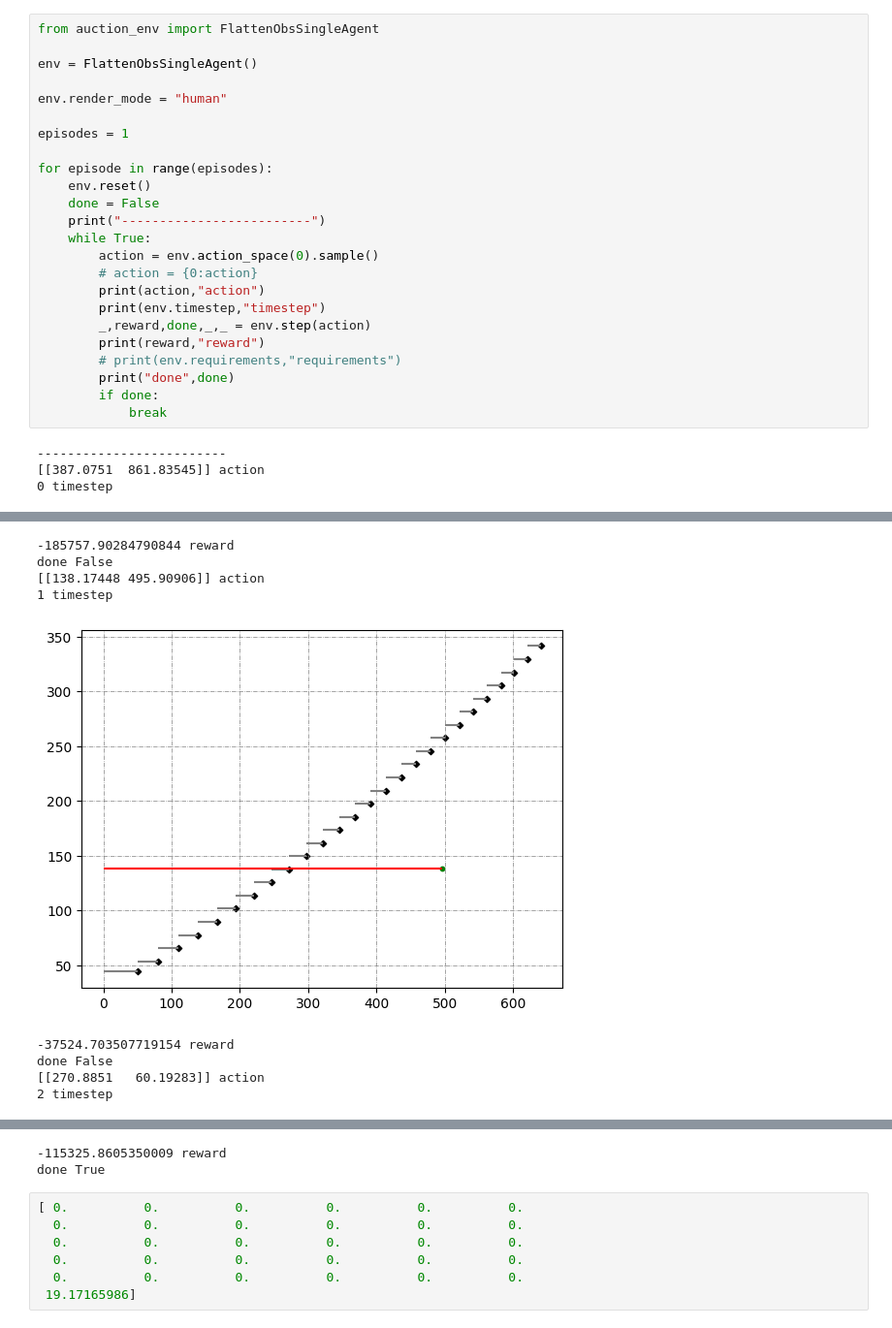
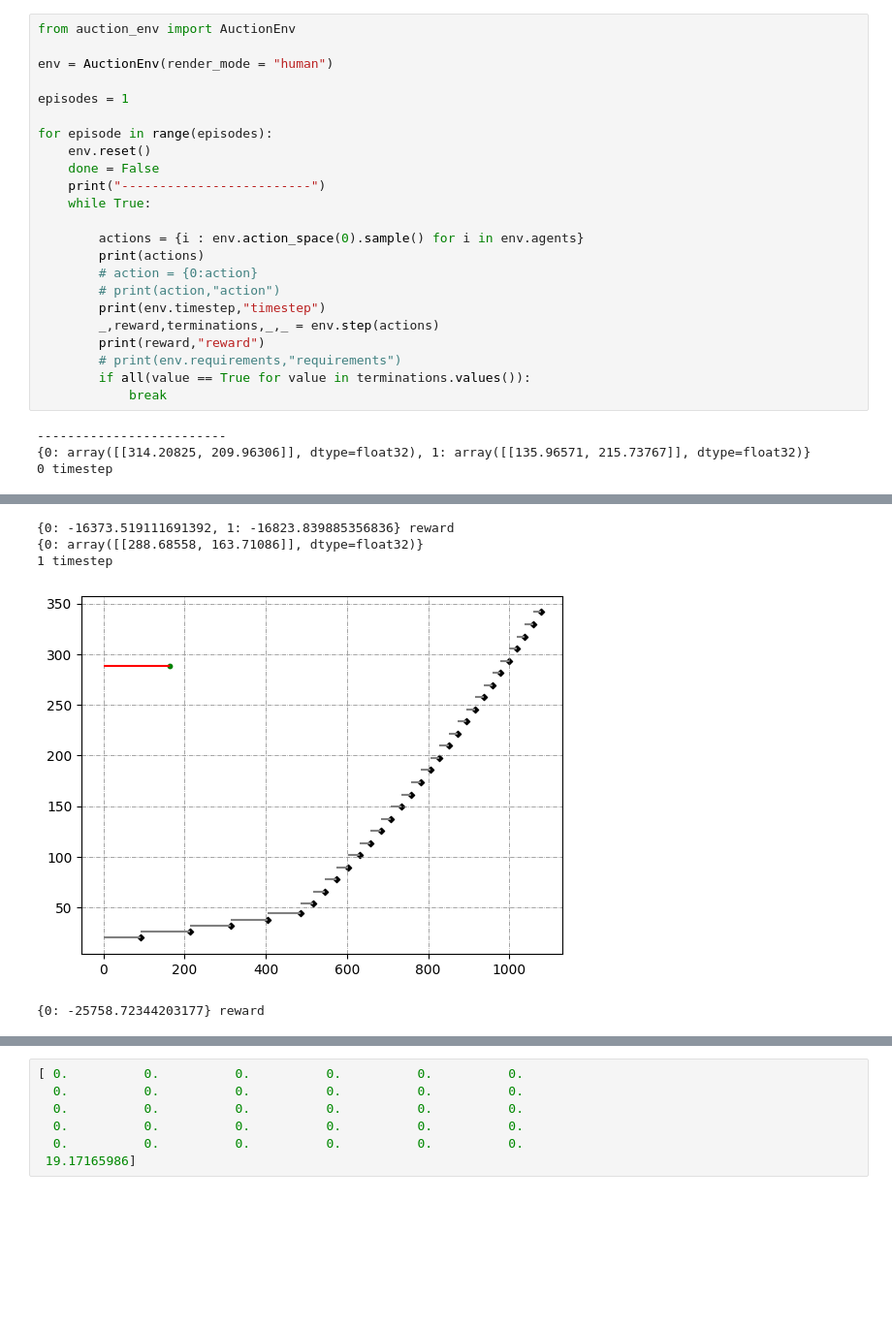
Before and after one commit to manvibharat/multi_agent_learning_repo, a Jupyter notebook: main_env/main_env/envs/testing_env.ipynb, the cells around one changed output, grey strips where cells are left out. Shown at 97% size. Drawn from its saved outputs; the diff is of its cells as text; blank space fills up the shorter version.

```diff
--- a/main_env/main_env/envs/testing_env.ipynb
+++ b/main_env/main_env/envs/testing_env.ipynb
@@ -1,9 +1,7 @@
 # %%
-from auction_env import FlattenObsSingleAgent
+from auction_env import AuctionEnv
 
-env = FlattenObsSingleAgent()
-
-env.render_mode = "human"
+env = AuctionEnv(render_mode = "human")
 
 episodes = 1
 
@@ -12,17 +10,18 @@ for episode in range(episodes):
     done = False
     print("-------------------------")
     while True:
-        action = env.action_space(0).sample()
+
+        actions = {i : env.action_space(0).sample() for i in env.agents}
+        print(actions)
         # action = {0:action}
-        print(action,"action")
+        # print(action,"action")
         print(env.timestep,"timestep")
-        _,reward,done,_,_ = env.step(action)
+        _,reward,terminations,_,_ = env.step(actions)
         print(reward,"reward")
         # print(env.requirements,"requirements")
-        print("done",done)
-        if done:
+        if all(value == True for value in terminations.values()):
             break
 # %% [output]
 -------------------------
-[[387.0751  861.83545]] action
+{0: array([[314.20825, 209.96306]], dtype=float32), 1: array([[135.96571, 215.73767]], dtype=float32)}
 0 timestep
@@ -30,9 +29,5 @@ for episode in range(episodes):
--185757.90284790844 reward
-done False
-[[138.17448 495.90906]] action
+{0: -16373.519111691392, 1: -16823.839885356836} reward
+{0: array([[288.68558, 163.71086]], dtype=float32)}
 1 timestep
-[figure, old version]
+[figure, new version]
--37524.703507719154 reward
-done False
-[[270.8851   60.19283]] action
-2 timestep
+{0: -25758.72344203177} reward
@@ -55,5 +34,3 @@ done False
--115325.8605350009 reward
-done True
 # %%
 [ 0.          0.          0.          0.          0.          0.
   0.          0.          0.          0.          0.          0.
```
Also changed, not shown: parts of 7 cells of this notebook, 6 other files.
